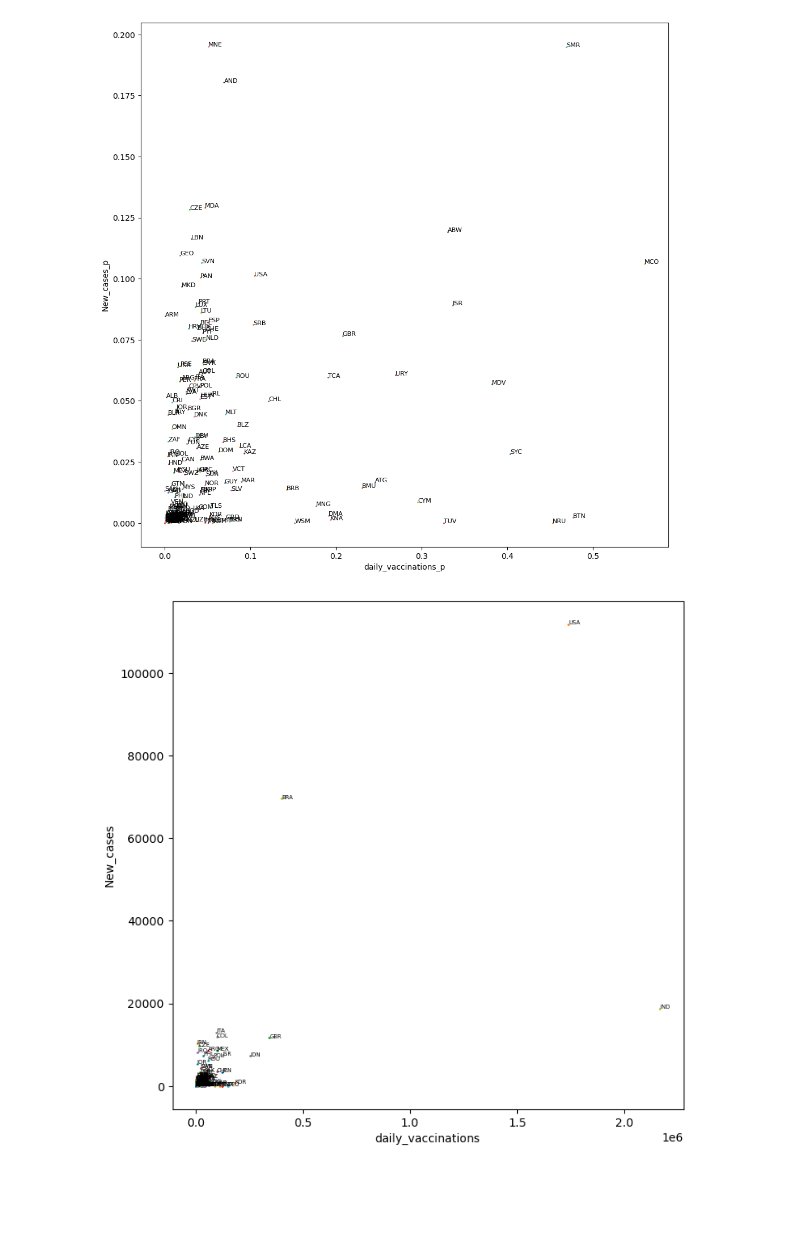
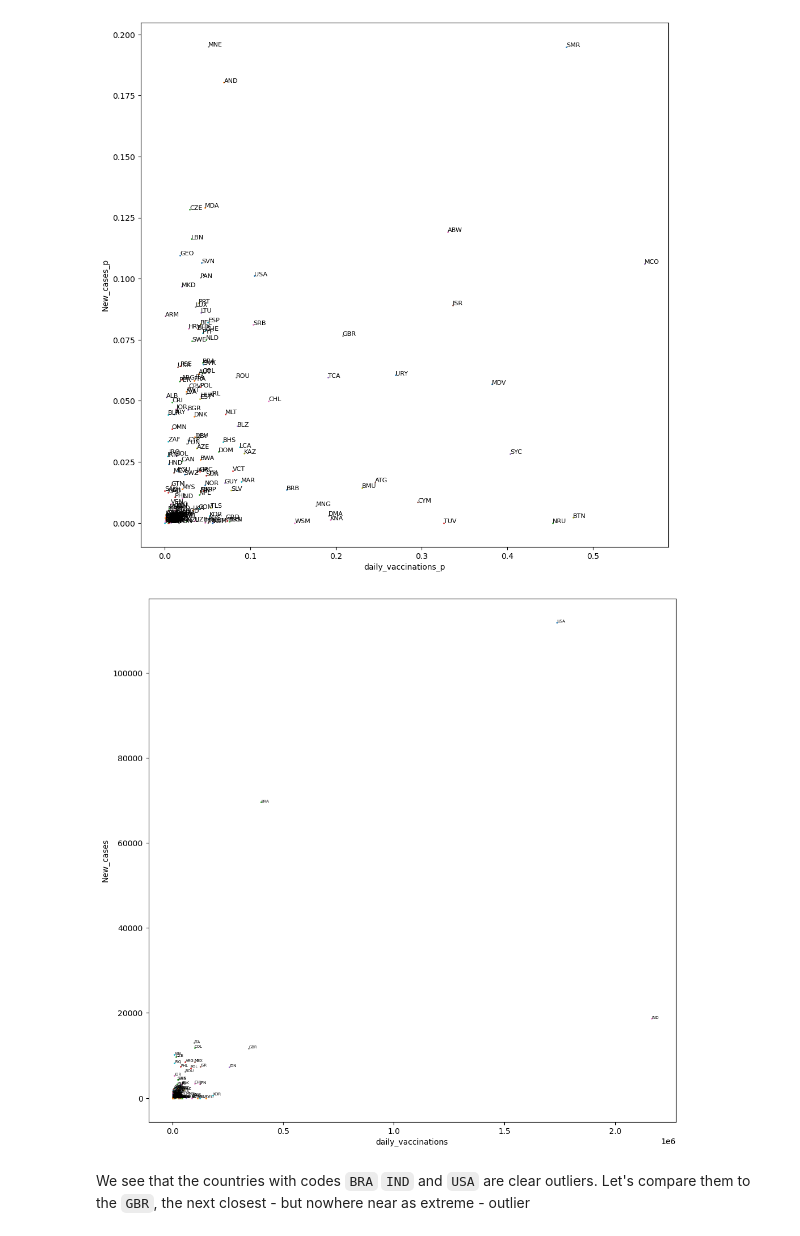
Before and after one commit to jabe1234/Data-Mining-Project, a Jupyter notebook: Python/clustering.ipynb, the cells around one changed output. Saved outputs shown, nothing was run; the diff lists cells and outputs as text; code cells hidden in the pictures; blank space fills up the shorter version.

Commit message:
touched up code. added slight analysis on extreme outliers

```diff
--- a/Python/clustering.ipynb
+++ b/Python/clustering.ipynb
@@ -36,63 +34,32 @@ isolist = {'ABW', 'AFG', 'AGO', 'AIA', 'ALB', 'AND', 'ARG', 'ARM', 'ATG',
        'VUT', 'WLF', 'WSM'}
 # %%
 pd.options.mode.chained_assignment = None  # default='warn'
-def plot (col1, col2, dayssince, timeshift): #timeshift, shift days_since_first_vac in vaccination df by x days
-    fig = plt.figure(figsize=(8, 8))
+def plot (col1, col2, dayssince, timeshift, _figsize=(12,12)): #timeshift, shift days_since_first_vac in vaccination df by x days
+    fig = plt.figure(figsize=_figsize)
 
     for i in isolist:
         df_country_vax = df_vaccinations[df_vaccinations["iso_code"] == i]
-
         df_country_vax['days_since_first_vac'] = df_country_vax['days_since_first_vac'] + timeshift
-
         df_country_death = df_cases[(df_cases["iso_code"] == i) & (df_cases["days_since_first_vac"]==dayssince)]
         df_country = pd.merge(df_country_vax, df_country_death,  how="inner", on="days_since_first_vac")
-        if(df_country[col1].empty == False & df_country[col2].empty == False):
+
+        if(not(df_country[col1].empty or df_country[col2].empty)):
             plt.scatter(df_country[col1],df_country[col2], s=1)
-            plt.text(df_country[col1],df_country[col2],i,fontsize=5)
+            plt.text(df_country[col1].iloc[0], df_country[col2].iloc[0], i, fontsize=5)
+
     plt.xlabel(col1)
     plt.ylabel(col2)
     plt.show()
 # %%
-isolist = {'ABW', 'AFG', 'AGO', 'AIA', 'ALB', 'AND', 'ARG', 'ARM', 'ATG',
-       'AUS', 'AUT', 'AZE', 'BDI', 'BEL', 'BEN', 'BFA', 'BGR', 'BHS',
-       'BIH', 'BLR', 'BLZ', 'BMU', 'BOL', 'BRA', 'BRB', 'BWA', 'CAF',
-       'CAN', 'CHE', 'CHL', 'CIV', 'CMR', 'COD', 'COG', 'COL', 'COM',
-       'CPV', 'CRI', 'CUB', 'CUW', 'CYM', 'CYP', 'CZE', 'DEU', 'DJI',
-       'DMA', 'DNK', 'DOM', 'DZA', 'ECU', 'EGY', 'ESP', 'EST', 'ETH',
-       'FIN', 'FRA', 'GAB', 'GBR', 'GEO', 'GHA', 'GIN', 'GMB', 'GNB',
-       'GNQ', 'GRC', 'GRD', 'GTM', 'GUY', 'HND', 'HRV', 'HTI', 'HUN',
-       'IRL', 'ISL', 'ISR', 'ITA', 'JAM', 'JPN', 'KAZ', 'KEN', 'KGZ',
-       'KHM', 'KNA', 'KWT', 'LBR', 'LBY', 'LCA', 'LSO', 'LTU', 'LUX',
-       'LVA', 'MAR', 'MCO', 'MDA', 'MDG', 'MEX', 'MKD', 'MLI', 'MLT',
-       'MNE', 'MOZ', 'MRT', 'MSR', 'MUS', 'MWI', 'MYS', 'NAM', 'NER',
-       'NGA', 'NIC', 'NLD', 'NOR', 'PAN', 'PER', 'PNG', 'POL', 'PRT',
-       'PRY', 'ROU', 'RUS', 'RWA', 'SDN', 'SEN', 'SLE', 'SLV', 'SMR',
-       'SOM', 'SRB', 'SSD', 'STP', 'SUR', 'SVK', 'SVN', 'SWE', 'SWZ',
-       'SXM', 'SYC', 'TCA', 'TCD', 'TGO', 'TJK', 'TKM', 'TTO', 'TUN',
-       'TUR', 'TZA', 'UGA', 'UKR', 'URY', 'USA', 'UZB', 'VCT', 'VEN',
-       'VGB', 'YEM', 'ZAF', 'ZMB', 'ZWE', 'ARE', 'BGD', 'BHR', 'BRN',
-       'BTN', 'CHN', 'COK', 'FJI', 'GIB', 'GRL', 'HKG', 'IDN', 'IND',
-       'IRN', 'IRQ', 'JOR', 'KIR', 'KOR', 'LAO', 'LBN', 'LIE', 'LKA',
-       'MAC', 'MDV', 'MMR', 'MNG', 'NCL', 'NIU', 'NPL', 'NRU', 'NZL',
-       'OMN', 'PAK', 'PHL', 'PSE', 'PYF', 'QAT', 'SAU', 'SGP', 'SHN',
-       'SLB', 'SYR', 'THA', 'TKL', 'TLS', 'TON', 'TUV', 'TWN', 'VNM',
-       'VUT', 'WLF', 'WSM'}
-
 pd.options.mode.chained_assignment = None  # default='warn'
-def plotnormalized (col1, col2, dayssince, timeshift): #timeshift, shift days_since_first_vac in vaccination df by x days
-    df_vaccinations = pd.read_csv("./../Data/Final_Datasets/country_vaccinations_p.csv")
-    df_cases = pd.read_csv("./../Data/Final_Datasets/country_death_case_p.csv")
+def plot_normalized (col1, col2, dayssince, timeshift, _figsize=(12,12)): #timeshift, shift days_since_first_vac in vaccination df by x days
 
     df_cases_min_max_scaled = df_cases.copy()
     df_cases_min_max_scaled[[col2]] = (df_cases_min_max_scaled[[col2]] - df_cases_min_max_scaled[[col2]].min()) / (df_cases_min_max_scaled[[col2]].max() - df_cases_min_max_scaled[[col2]].min())
-
     df_vaccinations_min_max_scaled = df_vaccinations.copy()
     df_vaccinations_min_max_scaled[[col1]] = (df_vaccinations_min_max_scaled[[col1]] - df_vaccinations_min_max_scaled[[col1]].min()) / (df_vaccinations_min_max_scaled[[col1]].max() - df_vaccinations_min_max_scaled[[col1]].min())
 
-    fig = plt.figure(figsize=(12, 12))
-    # plt.yscale("log")
-    # plt.xscale("log")
-
+    fig = plt.figure(figsize=_figsize)
 
     for i in isolist:
         df_country_vax = df_vaccinations_min_max_scaled[df_vaccinations_min_max_scaled["iso_code"] == i]
@@ -100,15 +67,18 @@ def plotnormalized (col1, col2, dayssince, timeshift): #timeshift, shift days_si
         df_country_death = df_cases_min_max_scaled[(df_cases_min_max_scaled["iso_code"] == i) & (df_cases_min_max_scaled["days_since_first_vac"]==dayssince)]
         df_country = pd.merge(df_country_vax, df_country_death,  how="inner", on="days_since_first_vac")
 
-        if(df_country[col1].empty == False & df_country[col2].empty == False):
+        if(not(df_country[col1].empty or df_country[col2].empty)):
             plt.scatter(df_country[col1],df_country[col2], s=1)
-            plt.text(df_country[col1],df_country[col2],i,fontsize=8)
+            plt.text(df_country[col1].iloc[0], df_country[col2].iloc[0], i, fontsize=8)
+
     plt.xlabel(col1)
     plt.ylabel(col2)
     plt.show()
-
-plotnormalized('daily_vaccinations_p' ,'New_cases_p',50.0,-14)
-plot('daily_vaccinations' ,'New_cases',50.0,-14)
-# %% [output]
-[figure, removed]
-[figure, removed]
+# %%
+plot_normalized('daily_vaccinations_p' ,'New_cases_p',50.0,-14)
+plot('daily_vaccinations' ,'New_cases',50.0,-14)
+# %% [output]
+[figure, added]
+[figure, added]
+# %% [markdown]
+We see that the countries with codes `BRA` `IND` and `USA` are clear outliers. Let's compare them to the `GBR`, the next closest - but nowhere near as extreme - outlier
```
Also changed, not shown: parts of 6 cells of this notebook.
